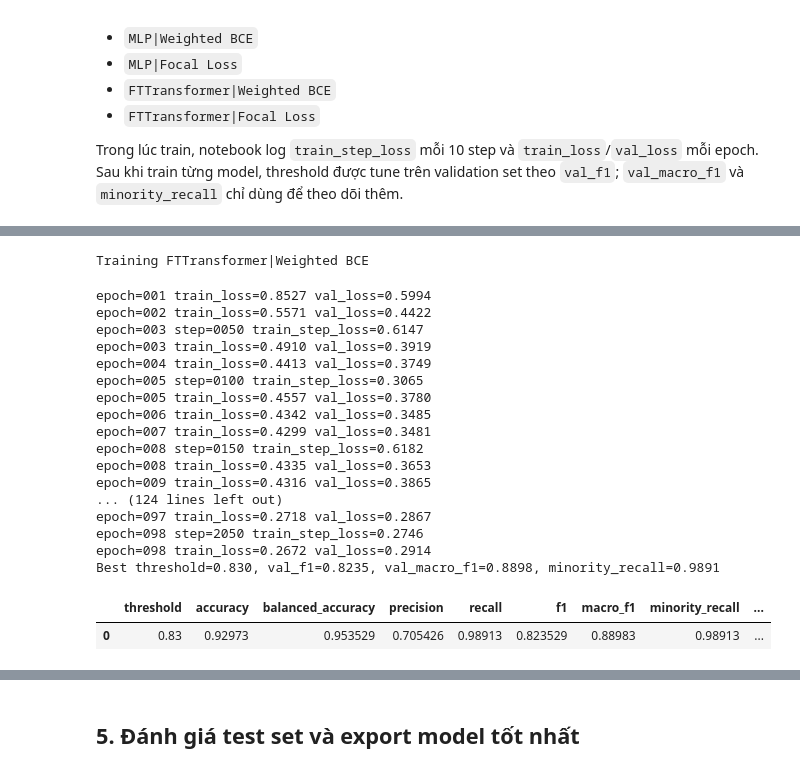
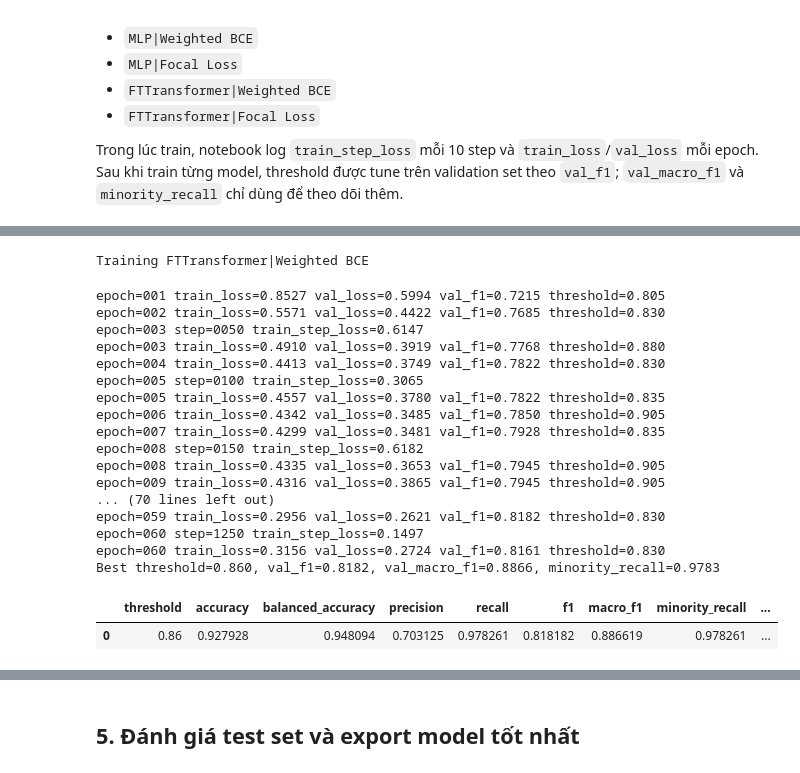
Before and after one commit to kwspringkle/teen-social-media-stress-analysis, a Jupyter notebook: notebooks/03_dl_models.ipynb, the cells around one changed output, grey strips where cells are left out. Saved outputs shown, nothing was run; the diff lists cells and outputs as text; code cells hidden in the pictures.

```diff
--- a/notebooks/03_dl_models.ipynb
+++ b/notebooks/03_dl_models.ipynb
@@ -353,17 +447,30 @@ val_rows = []
 LOG_EVERY_STEPS = 50
 
 
-def run_experiment(name, model, criterion, lr, epochs=120, patience=20, preferred_threshold=None):
+def run_experiment(
+    name,
+    model,
+    criterion,
+    lr,
+    epochs=120,
+    patience=20,
+    preferred_threshold=None,
+    train_loader_override=None,
+    monitor='val_f1',
+):
     print(f'\nTraining {name}')
+    active_train_loader = train_loader_override if train_loader_override is not None else train_loader
     model, history, step_history = train_model(
         model,
-        train_loader,
+        active_train_loader,
         val_loader,
         criterion,
         lr=lr,
         epochs=epochs,
         patience=patience,
         log_every_steps=LOG_EVERY_STEPS,
+        monitor=monitor,
+        preferred_threshold=preferred_threshold,
     )
     val_prob, val_true = predict_proba(model, val_loader)
     best_threshold, threshold_df = find_best_threshold(val_true, val_prob, preferred_threshold=preferred_threshold)
@@ -374,12 +481,13 @@ def run_experiment(name, model, criterion, lr, epochs=120, patience=20, preferre
         'strategy': name.split('|')[1],
         'val_f1': metrics['f1'],
         'val_macro_f1': metrics['macro_f1'],
+        'monitor': monitor,
     })
     val_rows[:] = [row for row in val_rows if row['candidate'] != name]
     val_rows.append(metrics)
     histories[name] = history
     step_histories[name] = step_history
-    trained_models[name] = {'model': model, 'threshold_df': threshold_df, 'threshold': best_threshold}
+    trained_models[name] = {'model': model, 'threshold_df': threshold_df, 'threshold': best_threshold, 'monitor': monitor}
     print(
         f"Best threshold={best_threshold:.3f}, val_f1={metrics['val_f1']:.4f}, "
         f"val_macro_f1={metrics['val_macro_f1']:.4f}, minority_recall={metrics['minority_recall']:.4f}"
@@ -444,33 +552,33 @@ Best threshold=0.450, val_f1=0.7739, val_macro_f1=0.8574, minority_recall=0.9674
 # %%
 reset_seed(SEED)
 run_experiment(
     'FTTransformer|Weighted BCE',
     FTTransformerClassifier(n_features=X_train.shape[1], d_token=48, n_heads=4, n_layers=2, dropout=0.25),
-    nn.BCEWithLogitsLoss(pos_weight=pos_weight),
+    SmoothBCEWithLogitsLoss(pos_weight=pos_weight, label_smoothing=0.0),
     lr=5e-4,
     preferred_threshold=0.83,
 )
 # %% [output]
 Training FTTransformer|Weighted BCE
-epoch=001 train_loss=0.8527 val_loss=0.5994
-epoch=002 train_loss=0.5571 val_loss=0.4422
+epoch=001 train_loss=0.8527 val_loss=0.5994 val_f1=0.7215 threshold=0.805
+epoch=002 train_loss=0.5571 val_loss=0.4422 val_f1=0.7685 threshold=0.830
 epoch=003 step=0050 train_step_loss=0.6147
-epoch=003 train_loss=0.4910 val_loss=0.3919
-epoch=004 train_loss=0.4413 val_loss=0.3749
+epoch=003 train_loss=0.4910 val_loss=0.3919 val_f1=0.7768 threshold=0.880
+epoch=004 train_loss=0.4413 val_loss=0.3749 val_f1=0.7822 threshold=0.830
 epoch=005 step=0100 train_step_loss=0.3065
-epoch=005 train_loss=0.4557 val_loss=0.3780
-epoch=006 train_loss=0.4342 val_loss=0.3485
-epoch=007 train_loss=0.4299 val_loss=0.3481
+epoch=005 train_loss=0.4557 val_loss=0.3780 val_f1=0.7822 threshold=0.835
+epoch=006 train_loss=0.4342 val_loss=0.3485 val_f1=0.7850 threshold=0.905
+epoch=007 train_loss=0.4299 val_loss=0.3481 val_f1=0.7928 threshold=0.835
 epoch=008 step=0150 train_step_loss=0.6182
-epoch=008 train_loss=0.4335 val_loss=0.3653
-epoch=009 train_loss=0.4316 val_loss=0.3865
-... (124 lines left out)
-epoch=097 train_loss=0.2718 val_loss=0.2867
-epoch=098 step=2050 train_step_loss=0.2746
-epoch=098 train_loss=0.2672 val_loss=0.2914
-Best threshold=0.830, val_f1=0.8235, val_macro_f1=0.8898, minority_recall=0.9891
+epoch=008 train_loss=0.4335 val_loss=0.3653 val_f1=0.7945 threshold=0.905
+epoch=009 train_loss=0.4316 val_loss=0.3865 val_f1=0.7945 threshold=0.905
+... (70 lines left out)
+epoch=059 train_loss=0.2956 val_loss=0.2621 val_f1=0.8182 threshold=0.830
+epoch=060 step=1250 train_step_loss=0.1497
+epoch=060 train_loss=0.3156 val_loss=0.2724 val_f1=0.8161 threshold=0.830
+Best threshold=0.860, val_f1=0.8182, val_macro_f1=0.8866, minority_recall=0.9783
 |  | threshold | accuracy | balanced_accuracy | precision | recall | f1 | macro_f1 | minority_recall | ... |
-| 0 | 0.83 | 0.92973 | 0.953529 | 0.705426 | 0.98913 | 0.823529 | 0.88983 | 0.98913 | ... |
+| 0 | 0.86 | 0.927928 | 0.948094 | 0.703125 | 0.978261 | 0.818182 | 0.886619 | 0.978261 | ... |
 # %%
 reset_seed(SEED)
 run_experiment(
```
Also changed, not shown: parts of 18 cells of this notebook, 59 other files.
